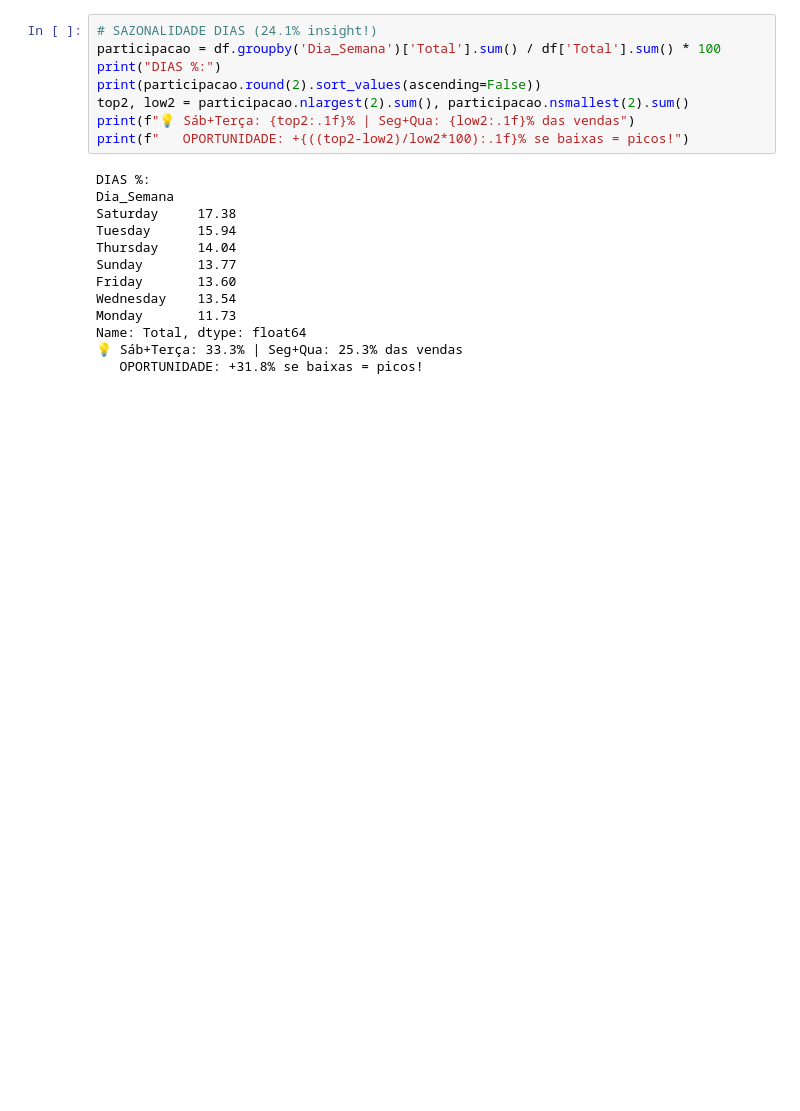
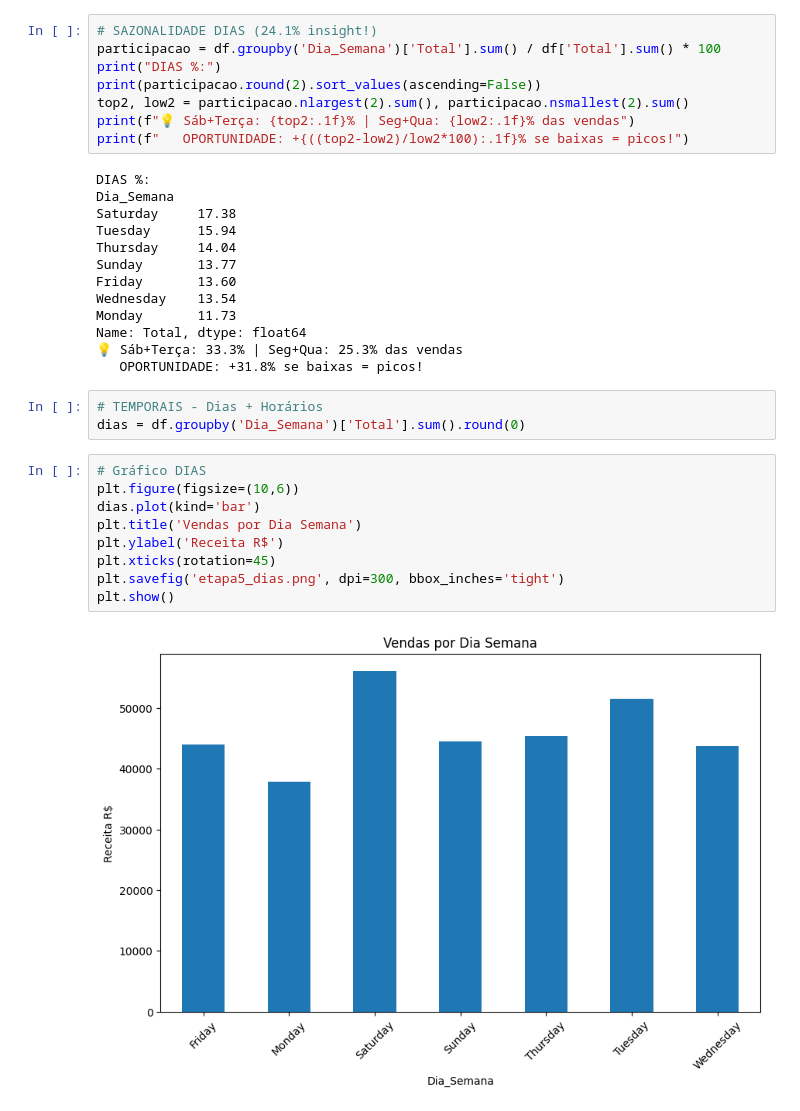
Before and after one commit to wellingtonvinicius/analise-vendas-supermercado, a Jupyter notebook: Projeto/analise_mercado.ipynb, the cells around one changed output. Drawn from its saved outputs; the diff is of its cells as text; blank space fills up the shorter version.

```diff
--- a/Projeto/analise_mercado.ipynb
+++ b/Projeto/analise_mercado.ipynb
@@ -496,3 +496,17 @@ Monday       11.73
 Name: Total, dtype: float64
 💡 Sáb+Terça: 33.3% | Seg+Qua: 25.3% das vendas
    OPORTUNIDADE: +31.8% se baixas = picos!
+# %%
+# TEMPORAIS - Dias + Horários
+dias = df.groupby('Dia_Semana')['Total'].sum().round(0)
+# %%
+# Gráfico DIAS
+plt.figure(figsize=(10,6))
+dias.plot(kind='bar')
+plt.title('Vendas por Dia Semana')
+plt.ylabel('Receita R$')
+plt.xticks(rotation=45)
+plt.savefig('etapa5_dias.png', dpi=300, bbox_inches='tight')
+plt.show()
+# %% [output]
+[figure, added]
```
Also changed, not shown: parts of 1 cell of this notebook, 3 other files.
